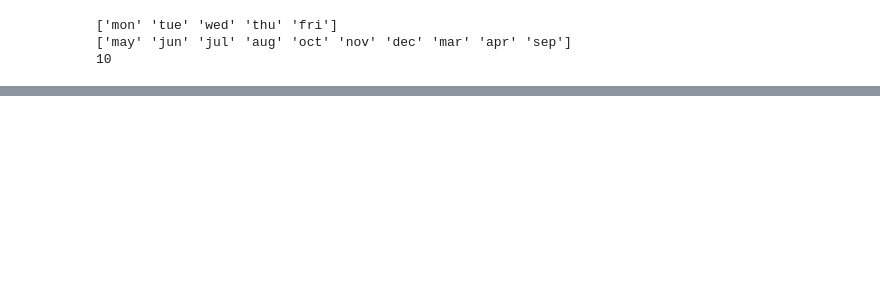
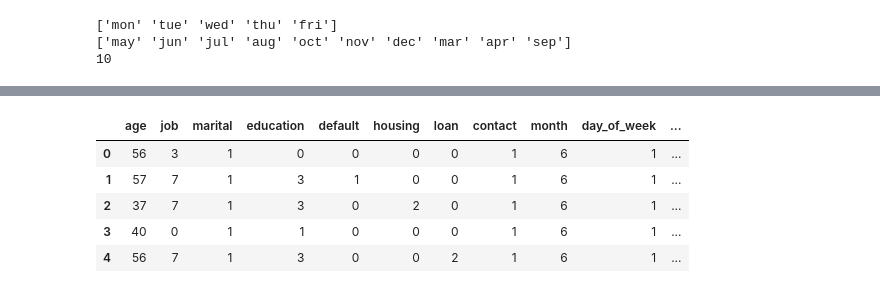
Before and after one commit to SidJain1412/BankMarketingEDA, a Jupyter notebook: EDA.ipynb, the cells around one changed output, grey strips where cells are left out. Cells and saved outputs as stored; diff of their text form; code cells hidden in the pictures; blank space fills up the shorter version.

```diff
--- a/EDA.ipynb
+++ b/EDA.ipynb
@@ -199,0 +256,6 @@ print(len(df.month.unique()))
+# %%
+df.loc[df.duration <= 102, 'duration'] = 1
+df.loc[(df.duration > 102) & (df.duration<=180), 'duration'] = 2
+df.loc[(df.duration > 180) & (df.duration<=319), 'duration'] = 3
+df.loc[(df.duration > 319) & (df.duration<=644.5), 'duration'] = 4
+df.loc[df.duration > 644.5, 'duration'] = 5
@@ -199,0 +271,9 @@ print(len(df.month.unique()))
+# %%
+df.head()
+# %% [output]
+|  | age | job | marital | education | default | housing | loan | contact | month | day_of_week | ... |
+| 0 | 56 | 3 | 1 | 0 | 0 | 0 | 0 | 1 | 6 | 1 | ... |
+| 1 | 57 | 7 | 1 | 3 | 1 | 0 | 0 | 1 | 6 | 1 | ... |
+| 2 | 37 | 7 | 1 | 3 | 0 | 2 | 0 | 1 | 6 | 1 | ... |
+| 3 | 40 | 0 | 1 | 1 | 0 | 0 | 0 | 1 | 6 | 1 | ... |
+| 4 | 56 | 7 | 1 | 3 | 0 | 0 | 2 | 1 | 6 | 1 | ... |
```
Also changed, not shown: parts of 16 cells of this notebook.
